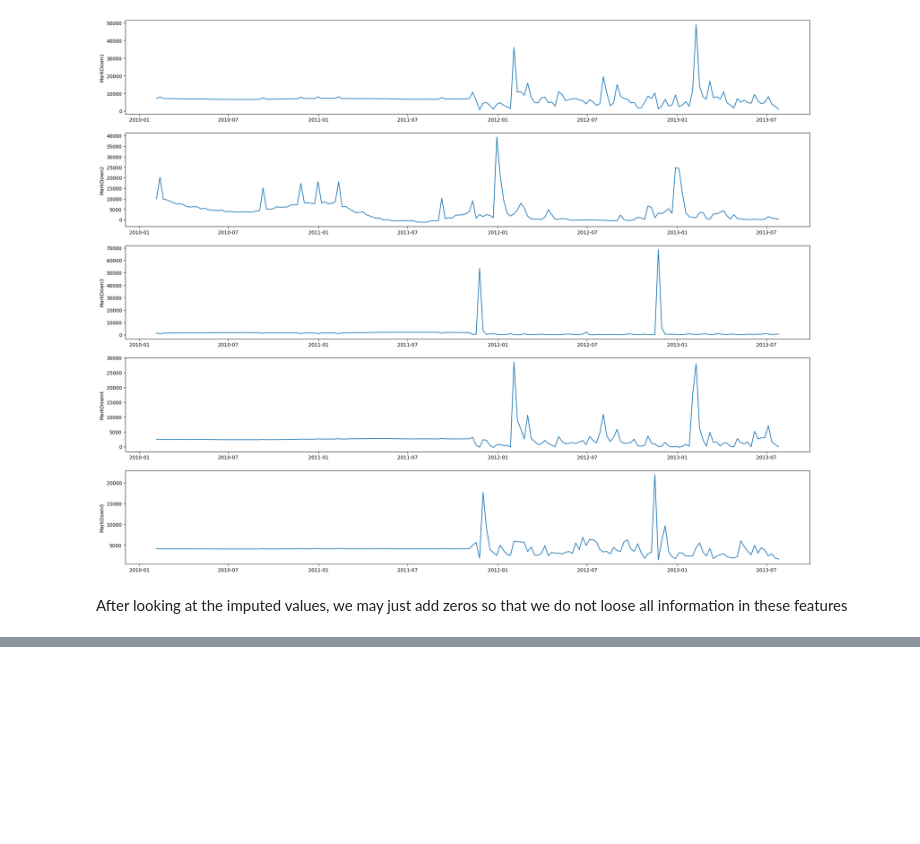
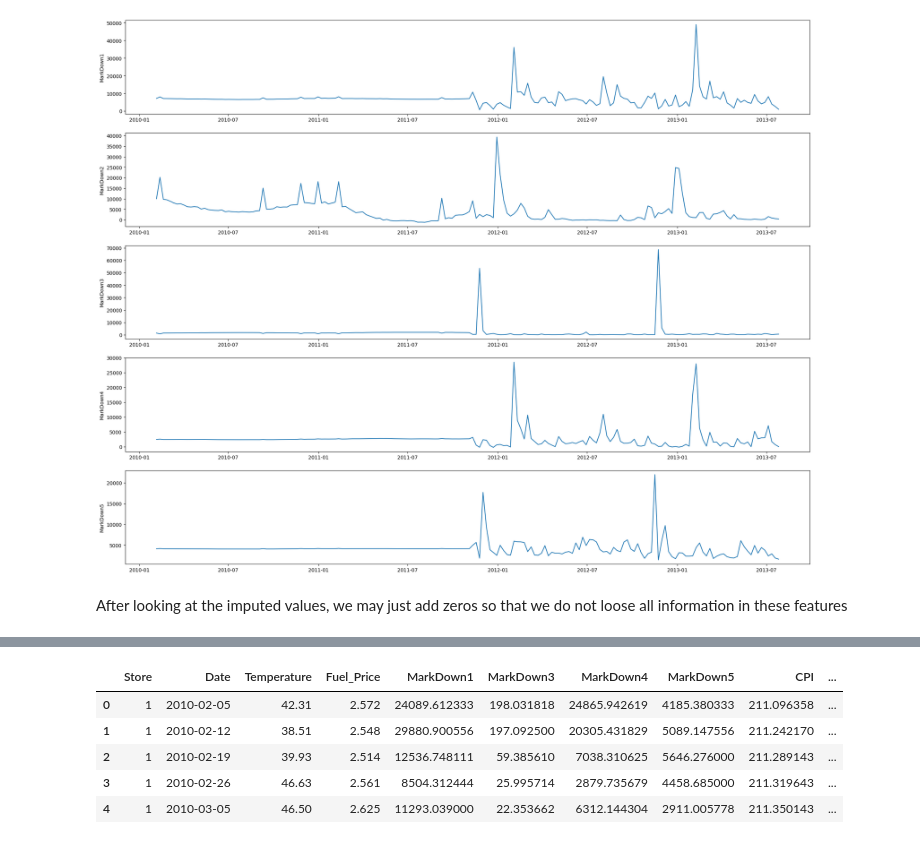
Before and after one commit to Johannes3001/AppliedML_Assign.01, a Jupyter notebook: Assignment2/Codes/Fredriks_Code.ipynb, the cells around one changed output, grey strips where cells are left out. Cells and saved outputs as stored; diff of their text form; code cells hidden in the pictures; blank space fills up the shorter version.

```diff
--- a/Assignment2/Codes/Fredriks_Code.ipynb
+++ b/Assignment2/Codes/Fredriks_Code.ipynb
@@ -1097,0 +1113,9 @@ After looking at the imputed values, we may just add zeros so that we do not loo
+# %%
+# Importing datasets
+features = pd.read_csv("C:/Users/fredr/OneDrive/Documents/Master/Semester_3/Applied ML/AppliedML_Assign.01/Assignment2/Data/Features data set.csv")
+sales = pd.read_csv("C:/Users/fredr/OneDrive/Documents/Master/Semester_3/Applied ML/AppliedML_Assign.01/Assignment2/Data/sales data-set.csv")
+stores = pd.read_csv("C:/Users/fredr/OneDrive/Documents/Master/Semester_3/Applied ML/AppliedML_Assign.01/Assignment2/Data/stores data-set.csv")
+# %%
+# Convert the date column to datetime format
+features["Date"] = pd.to_datetime(features["Date"], format="%d/%m/%Y")
+sales["Date"] = pd.to_datetime(sales["Date"], format="%d/%m/%Y")
@@ -1097,0 +1125,4 @@ After looking at the imputed values, we may just add zeros so that we do not loo
+# %%
+# Forwoard fill impution for 'CPI' and 'Unemployment'
+features['CPI'].fillna(method='ffill', inplace=True)
+features['Unemployment'].fillna(method='ffill', inplace=True)
@@ -1097,0 +1131,20 @@ After looking at the imputed values, we may just add zeros so that we do not loo
+# %%
+# Imputing Markdown columns
+# Impute NaN values based on weekly average
+markdown_columns = ['MarkDown1', 'MarkDown2', 'MarkDown3', 'MarkDown4', 'MarkDown5']
+for col in markdown_columns:
+    weekly_avg = features.groupby('Week')[col].transform('mean')
+    features[col].fillna(weekly_avg, inplace=True)
+
+# can't impute all values for MarkDown2 , dropping Markdown2.
+
+features.drop('MarkDown2', axis = 1, inplace=True)
+features.drop('Week', axis=1, inplace=True)
+features.head()
+# %% [output]
+|  | Store | Date | Temperature | Fuel_Price | MarkDown1 | MarkDown3 | MarkDown4 | MarkDown5 | CPI | ... |
+| 0 | 1 | 2010-02-05 | 42.31 | 2.572 | 24089.612333 | 198.031818 | 24865.942619 | 4185.380333 | 211.096358 | ... |
+| 1 | 1 | 2010-02-12 | 38.51 | 2.548 | 29880.900556 | 197.092500 | 20305.431829 | 5089.147556 | 211.242170 | ... |
+| 2 | 1 | 2010-02-19 | 39.93 | 2.514 | 12536.748111 | 59.385610 | 7038.310625 | 5646.276000 | 211.289143 | ... |
+| 3 | 1 | 2010-02-26 | 46.63 | 2.561 | 8504.312444 | 25.995714 | 2879.735679 | 4458.685000 | 211.319643 | ... |
+| 4 | 1 | 2010-03-05 | 46.50 | 2.625 | 11293.039000 | 22.353662 | 6312.144304 | 2911.005778 | 211.350143 | ... |
```
Also changed, not shown: parts of 18 cells of this notebook.
